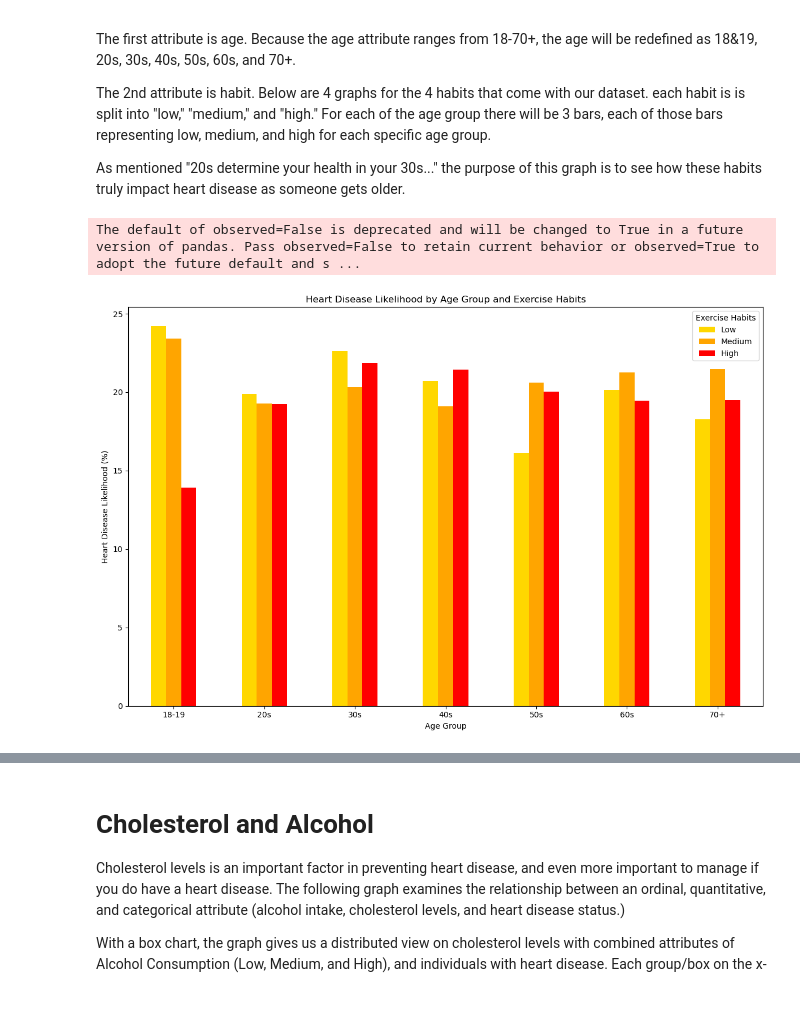
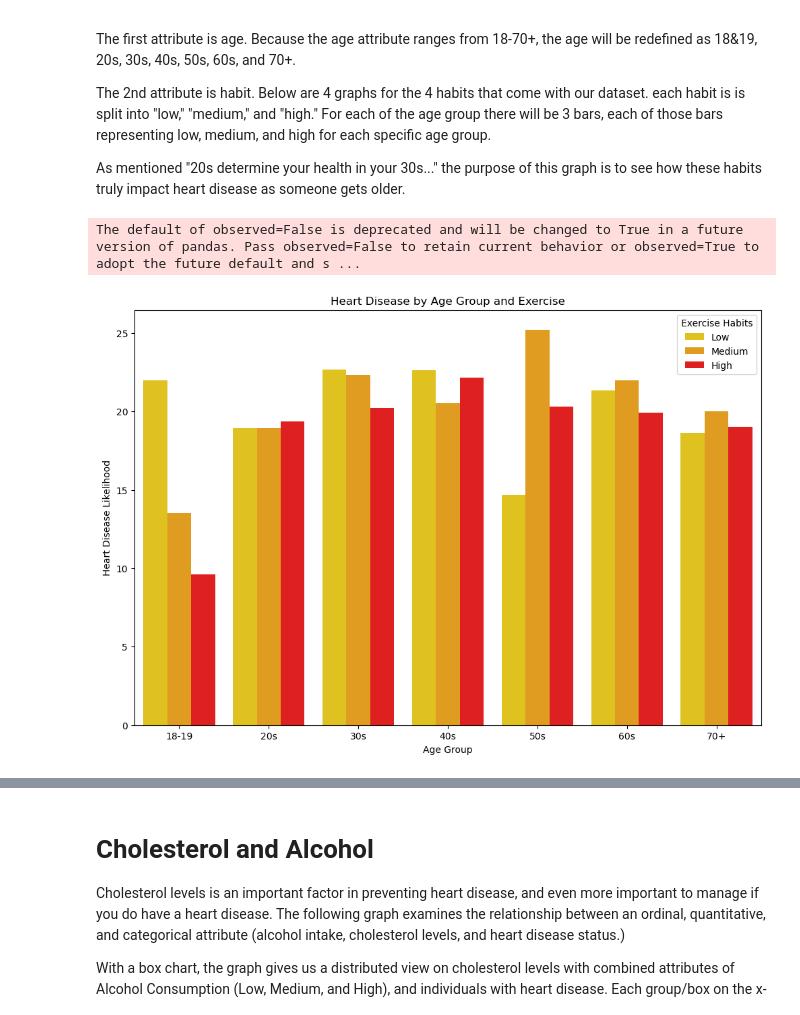
Before and after one commit to IsaacFerry/CS445-Final-Project, a Jupyter notebook: Joshs_Graphs.ipynb, the cells around one changed output, grey strips where cells are left out. Cells and saved outputs as stored; diff of their text form; code cells hidden in the pictures.

```diff
--- a/Joshs_Graphs.ipynb
+++ b/Joshs_Graphs.ipynb
@@ -25,31 +25,40 @@ The 2nd attribute is habit. Below are 4 graphs for the 4 habits that come with o
 
 As mentioned "20s determine your health in your 30s..." the purpose of this graph is to see how these habits truly impact heart disease as someone gets older.
 # %%
+df = df[df['Family Heart Disease'] == 'No']
+
 # Redefine and and create age groups
 bins = [17, 19, 29, 39, 49, 59, 69, df['Age'].max()]
 labels = ['18-19', '20s', '30s', '40s', '50s', '60s', '70+']
 df['Age_Group'] = pd.cut(df['Age'], bins=bins, labels=labels, right=True)
+
+# categorize and bin the values to age groups and habit levels
+df['Age_Group'] = pd.Categorical(df['Age_Group'], categories=labels, ordered=True)
+df['Exercise Habits'] = pd.Categorical(df['Exercise Habits'], categories=['Low', 'Medium', 'High'], ordered=True)
+
 
 # group data by age group and exercise habits and calculate heart disease likelihood per group (%)
 grouped = df.groupby(['Age_Group', 'Exercise Habits'])['Heart Disease Status'].apply(
     lambda x: (x == 'Yes').mean() * 100
 ).reset_index(name='Heart Disease Likelihood')
 
-# create a pivot table for plotting
-age_order = ['18-19', '20s', '30s', '40s', '50s', '60s', '70+']
-pivot_df = grouped.pivot(index='Age_Group', columns='Exercise Habits', values='Heart Disease Likelihood')
-pivot_df = pivot_df.reindex(age_order)
+# plot
+plt.figure(figsize=(12, 8))
+sns.barplot(
+    data=grouped,
+    x='Age_Group',
+    y='Heart Disease Likelihood',
+    hue='Exercise Habits',
+    hue_order=['Low', 'Medium', 'High'],
+    palette=['gold', 'orange', 'red']
+)
 
-# Plotting the pivot table
-pivot_df[['Low', 'Medium', 'High']  ].plot(kind='bar', figsize=(12, 8),color=['gold', 'orange', 'red'])
-plt.title('Heart Disease Likelihood by Age Group and Exercise Habits')
+plt.title('Heart Disease by Age Group and Exercise')
 plt.xlabel('Age Group')
-plt.ylabel('Heart Disease Likelihood (%)')
-plt.xticks(rotation=0)
+plt.ylabel('Heart Disease Likelihood')
 plt.legend(title='Exercise Habits')
-plt.tight_layout()
 plt.show()
 # %% [output]
 The default of observed=False is deprecated and will be changed to True in a future version of pandas. Pass observed=False to retain current behavior or observed=True to adopt the future default and s ...
-[figure, old version]
+[figure, new version]
 # %%
```
Also changed, not shown: parts of 4 cells of this notebook.
